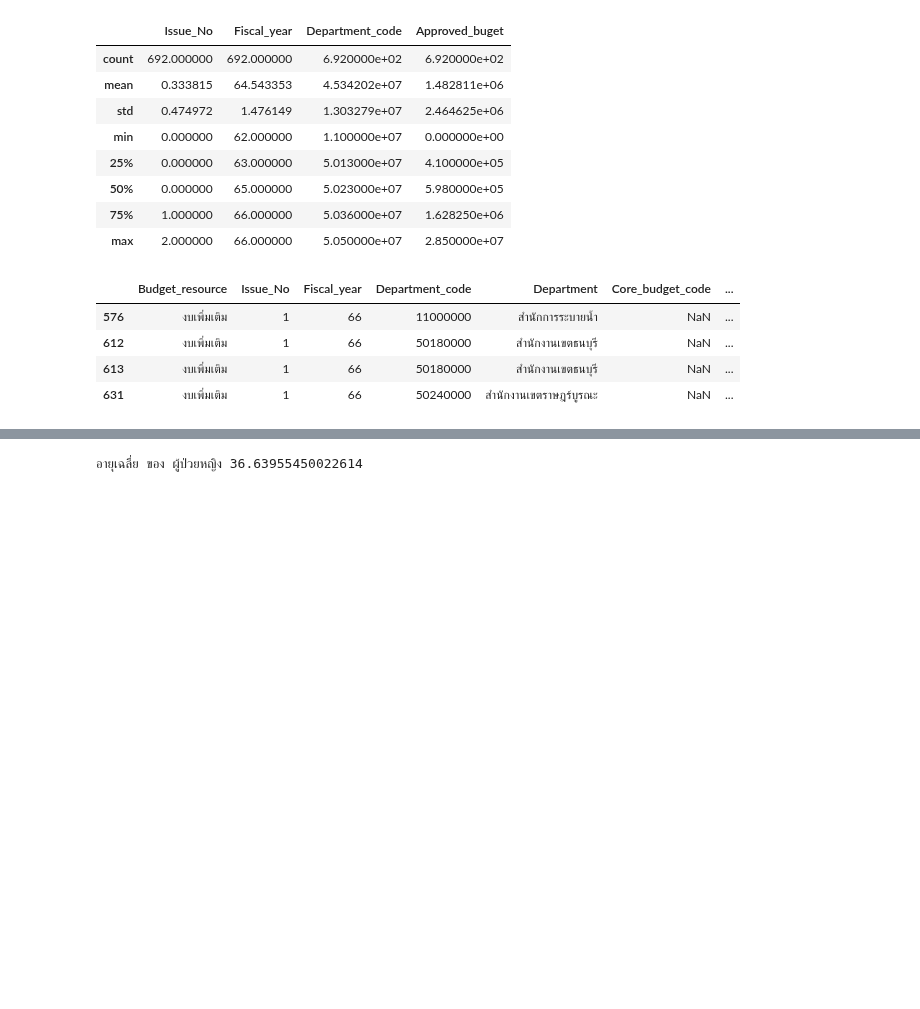
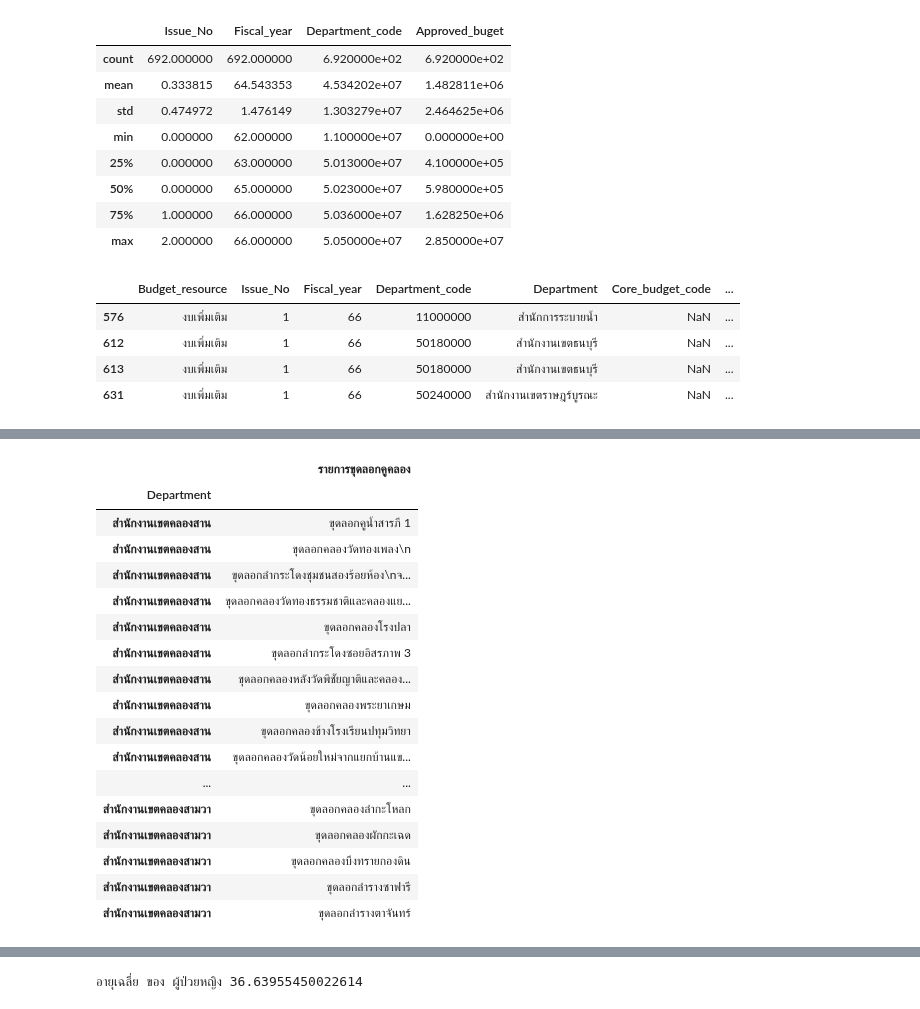
Before and after one commit to Tonry12/python_dataviz2023, a Jupyter notebook: Pandas101.ipynb, the cells around one changed output, grey strips where cells are left out. Cells and saved outputs as stored; diff of their text form; code cells hidden in the pictures; blank space fills up the shorter version.

```diff
--- a/Pandas101.ipynb
+++ b/Pandas101.ipynb
@@ -527 +533,26 @@ print(min_c1,max_c1)
+# %%
+##ข้อ2 : รายการขุดลอกคูคลองของ'สำนักงานเขตคลองสาน'และ 'สำนักงานเขตคลองสามวา'
+df = pd.DataFrame(data1,columns=['Item_name','Department'])
+df.set_index('Department', inplace=True)
+result = df.loc[["สำนักงานเขตคลองสาน","สำนักงานเขตคลองสามวา"],['Item_name']]
+result.rename(columns = {'Item_name' : 'รายการขุดลอกคูคลอง'})
+# %% [output]
+|  | รายการขุดลอกคูคลอง |
+| Department |  |
+| สำนักงานเขตคลองสาน | ขุดลอกคูน้ำสารภี 1 |
+| สำนักงานเขตคลองสาน | ขุดลอกคลองวัดทองเพลง\n |
+| สำนักงานเขตคลองสาน | ขุดลอกลำกระโดงชุมชนสองร้อยห้อง\nจ... |
+| สำนักงานเขตคลองสาน | ขุดลอกคลองวัดทองธรรมชาติและคลองแย... |
+| สำนักงานเขตคลองสาน | ขุดลอกคลองโรงปลา |
+| สำนักงานเขตคลองสาน | ขุดลอกลำกระโดงซอยอิสรภาพ 3 |
+| สำนักงานเขตคลองสาน | ขุดลอกคลองหลังวัดพิชัยญาติและคลอง... |
+| สำนักงานเขตคลองสาน | ขุดลอกคลองพระยาเกษม |
+| สำนักงานเขตคลองสาน | ขุดลอกคลองข้างโรงเรียนปทุมวิทยา |
+| สำนักงานเขตคลองสาน | ขุดลอกคลองวัดน้อยใหม่จากแยกบ้านแข... |
+| ... | ... |
+| สำนักงานเขตคลองสามวา | ขุดลอกคลองลำกะโหลก |
+| สำนักงานเขตคลองสามวา | ขุดลอกคลองผักกะเฉด |
+| สำนักงานเขตคลองสามวา | ขุดลอกคลองบึงทรายกองดิน |
+| สำนักงานเขตคลองสามวา | ขุดลอกลำรางซาฟารี |
+| สำนักงานเขตคลองสามวา | ขุดลอกลำรางตาจันทร์ |
 # %%
```
Also changed, not shown: parts of 12 cells of this notebook.
